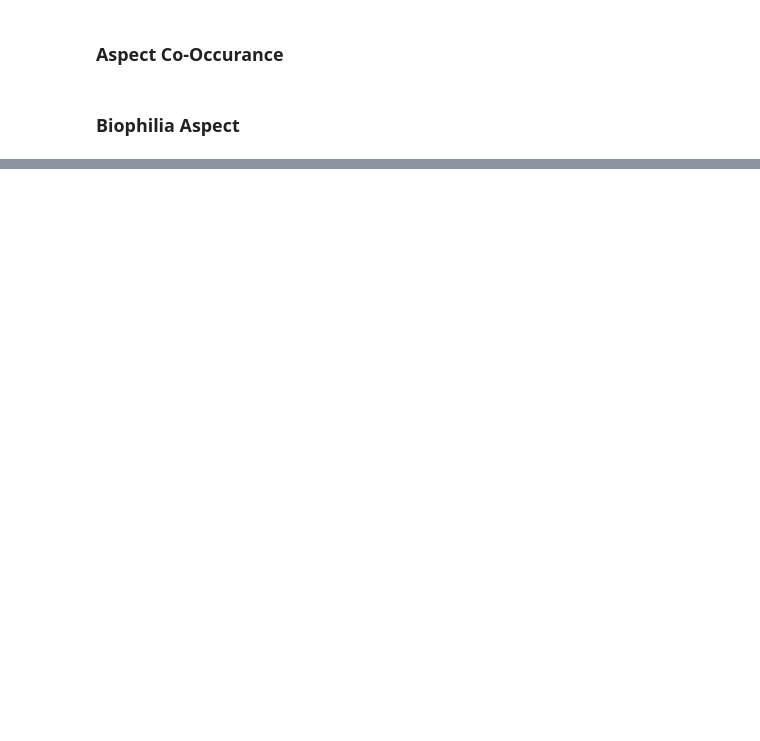
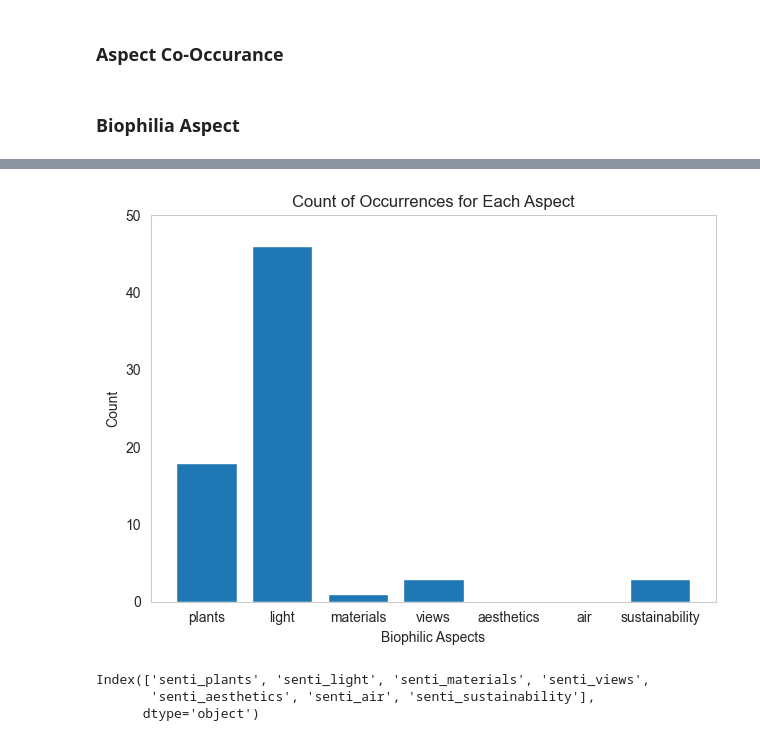
Before and after one commit to shrutirao94/language-comfort-emotions, a Jupyter notebook: sentiment-analysis.ipynb, the cells around one changed output, grey strips where cells are left out. Cells and saved outputs as stored; diff of their text form; code cells hidden in the pictures; blank space fills up the shorter version.

Commit message:
[FEATURE] Aspect-based Analysis - Biophilic Design

```diff
--- a/sentiment-analysis.ipynb
+++ b/sentiment-analysis.ipynb
@@ -703,0 +713,17 @@ bio_df
+# %%
+# Count occurrences of each aspect
+aspect_counts = bio_df[bio_df.columns[1:]].apply(lambda column: column.astype(bool).sum(), axis=0)
+
+
+# Plot the aspect occurrences
+plt.bar(aspect_counts.index, aspect_counts.values)
+plt.xlabel('Biophilic Aspects')
+plt.ylabel('Count')
+plt.title('Count of Occurrences for Each Aspect')
+plt.tight_layout()
+plt.ylim([0, 50])
+
+plt.savefig('plots/biophilia-aspect-occurances-count.jpg',
+            dpi=300, bbox_inches='tight')
+# %% [output]
+[figure, added]
@@ -703,0 +733,6 @@ bio_df
+# %%
+bio_df.columns[8:]
+# %% [output]
+Index(['senti_plants', 'senti_light', 'senti_materials', 'senti_views',
+       'senti_aesthetics', 'senti_air', 'senti_sustainability'],
+      dtype='object')
```
Also changed, not shown: parts of 12 cells of this notebook.
